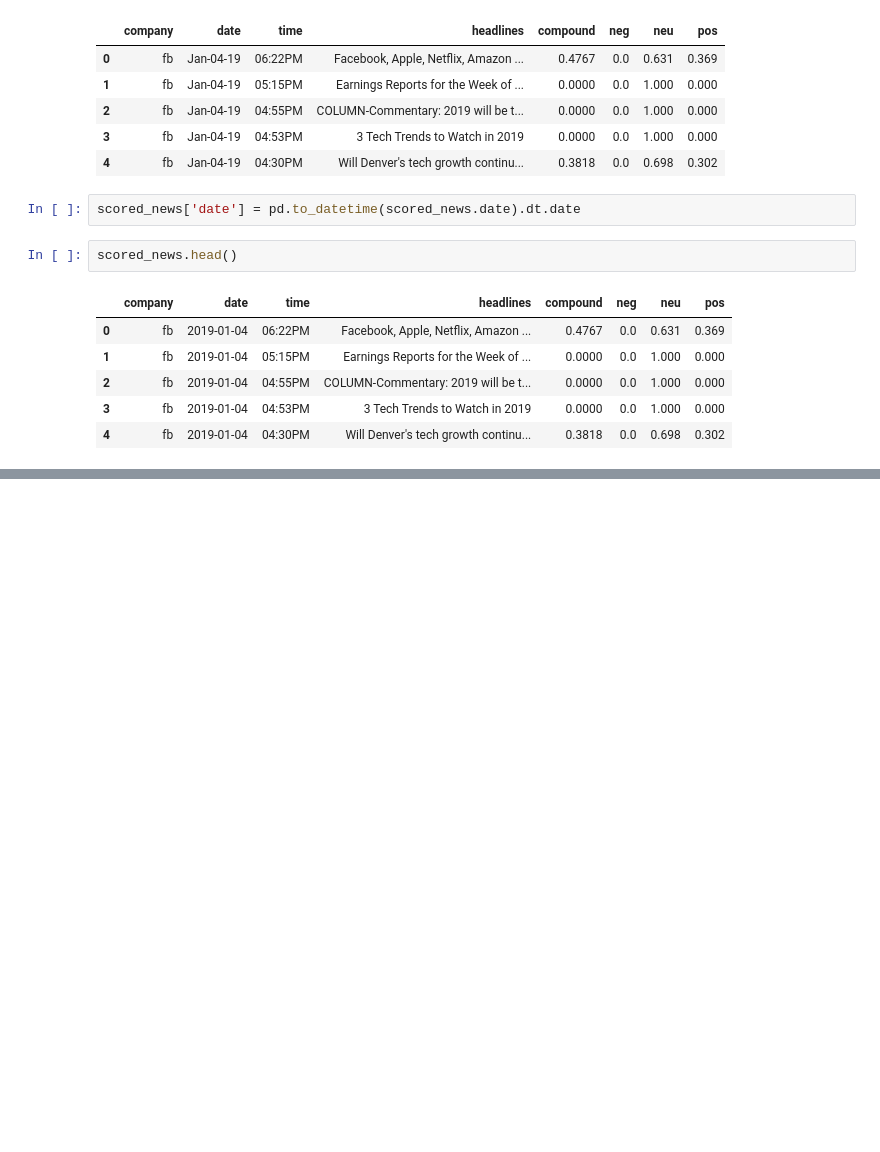
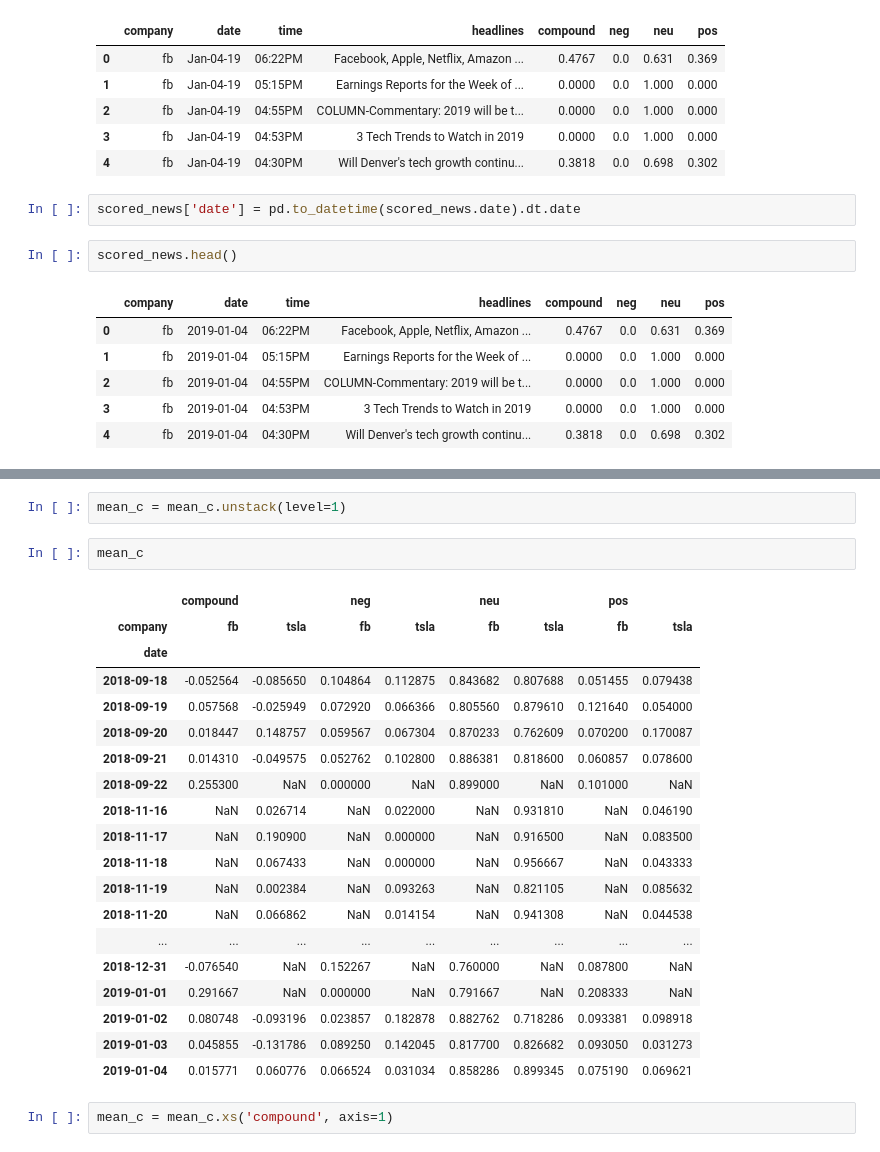
Before and after one commit to kaushik-holla/Sentimental-Analysis-of-Stock-Market-from-News-Headlines-, a Jupyter notebook: Searching and Reading the HTML files.ipynb, the cells around one changed output, grey strips where cells are left out. Saved outputs shown, nothing was run; the diff lists cells and outputs as text; blank space fills up the shorter version.

```diff
--- a/Searching and Reading the HTML files.ipynb
+++ b/Searching and Reading the HTML files.ipynb
@@ -341,0 +369,26 @@ scored_news.head()
+# %%
+mean_c = mean_c.unstack(level=1)
+# %%
+mean_c
+# %% [output]
+|  | compound |  | neg |  | neu |  | pos |  |
+| company | fb | tsla | fb | tsla | fb | tsla | fb | tsla |
+| date |  |  |  |  |  |  |  |  |
+| 2018-09-18 | -0.052564 | -0.085650 | 0.104864 | 0.112875 | 0.843682 | 0.807688 | 0.051455 | 0.079438 |
+| 2018-09-19 | 0.057568 | -0.025949 | 0.072920 | 0.066366 | 0.805560 | 0.879610 | 0.121640 | 0.054000 |
+| 2018-09-20 | 0.018447 | 0.148757 | 0.059567 | 0.067304 | 0.870233 | 0.762609 | 0.070200 | 0.170087 |
+| 2018-09-21 | 0.014310 | -0.049575 | 0.052762 | 0.102800 | 0.886381 | 0.818600 | 0.060857 | 0.078600 |
+| 2018-09-22 | 0.255300 | NaN | 0.000000 | NaN | 0.899000 | NaN | 0.101000 | NaN |
+| 2018-11-16 | NaN | 0.026714 | NaN | 0.022000 | NaN | 0.931810 | NaN | 0.046190 |
+| 2018-11-17 | NaN | 0.190900 | NaN | 0.000000 | NaN | 0.916500 | NaN | 0.083500 |
+| 2018-11-18 | NaN | 0.067433 | NaN | 0.000000 | NaN | 0.956667 | NaN | 0.043333 |
+| 2018-11-19 | NaN | 0.002384 | NaN | 0.093263 | NaN | 0.821105 | NaN | 0.085632 |
+| 2018-11-20 | NaN | 0.066862 | NaN | 0.014154 | NaN | 0.941308 | NaN | 0.044538 |
+| ... | ... | ... | ... | ... | ... | ... | ... | ... |
+| 2018-12-31 | -0.076540 | NaN | 0.152267 | NaN | 0.760000 | NaN | 0.087800 | NaN |
+| 2019-01-01 | 0.291667 | NaN | 0.000000 | NaN | 0.791667 | NaN | 0.208333 | NaN |
+| 2019-01-02 | 0.080748 | -0.093196 | 0.023857 | 0.182878 | 0.882762 | 0.718286 | 0.093381 | 0.098918 |
+| 2019-01-03 | 0.045855 | -0.131786 | 0.089250 | 0.142045 | 0.817700 | 0.826682 | 0.093050 | 0.031273 |
+| 2019-01-04 | 0.015771 | 0.060776 | 0.066524 | 0.031034 | 0.858286 | 0.899345 | 0.075190 | 0.069621 |
+# %%
+mean_c = mean_c.xs('compound', axis=1)
```
Also changed, not shown: parts of 10 cells of this notebook.
